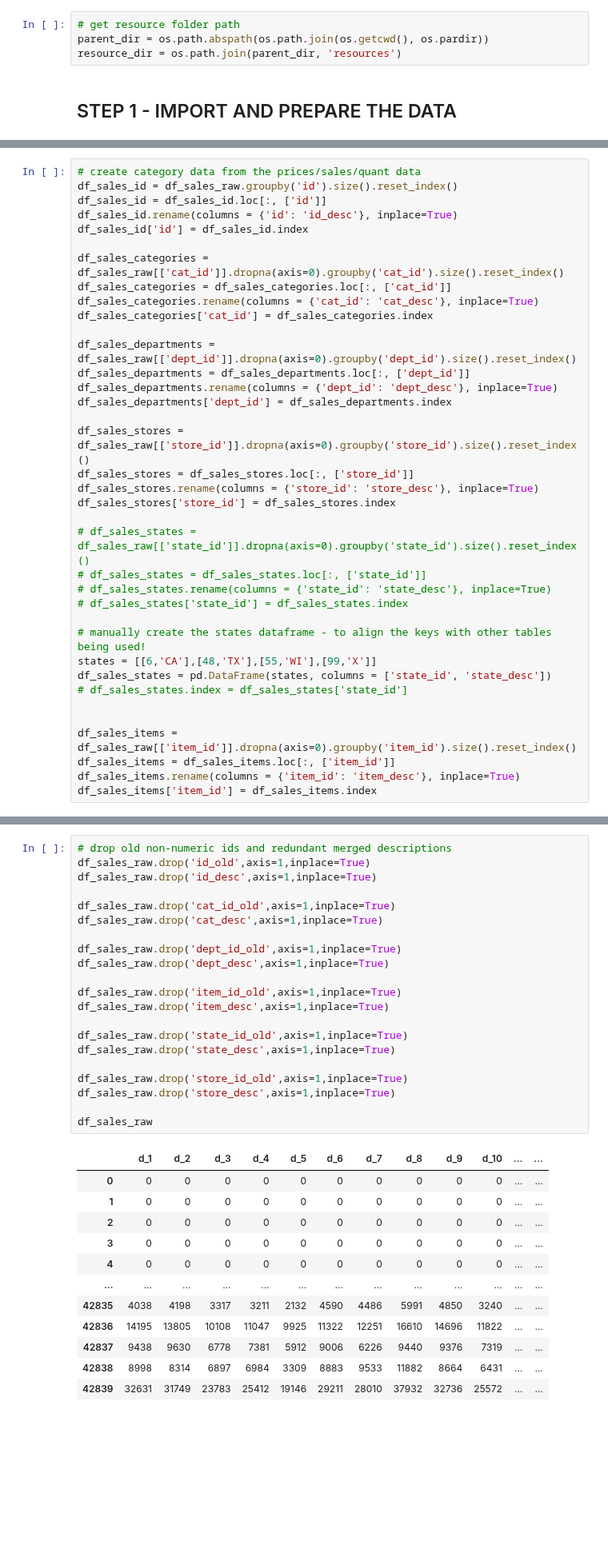
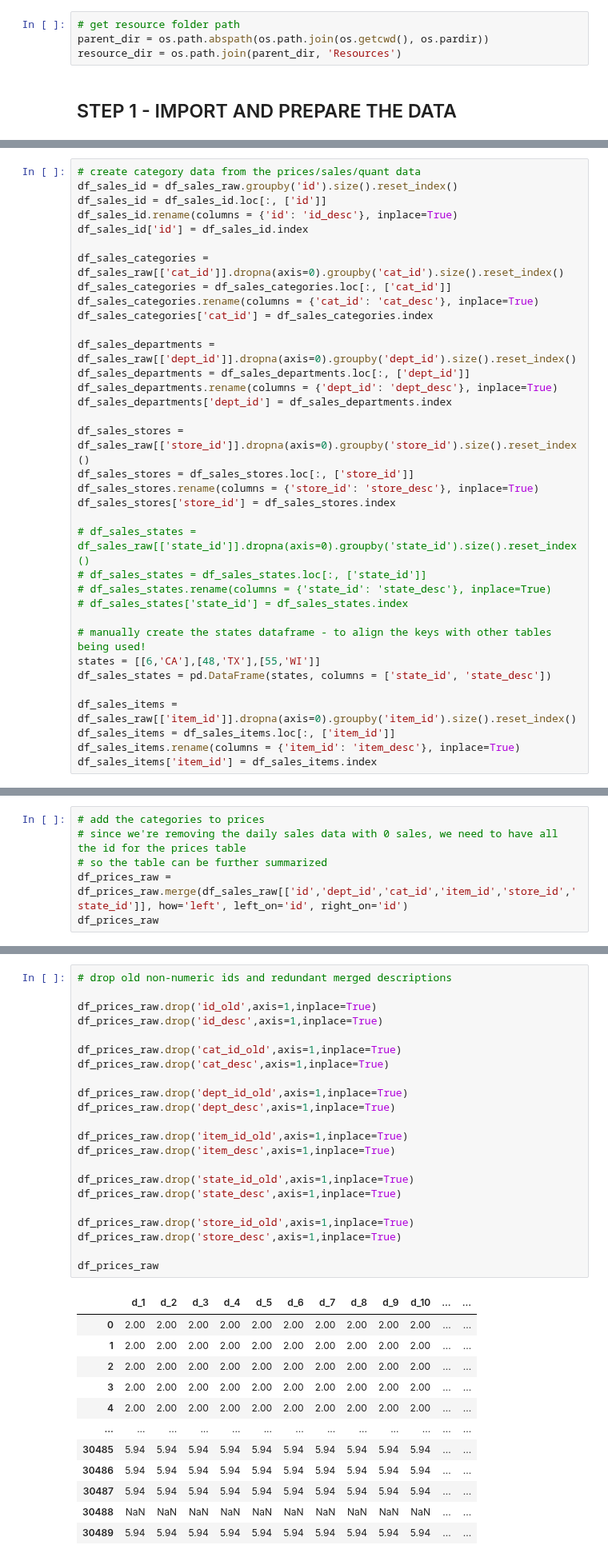
Before and after one commit to beckyydo/Project-2, a Jupyter notebook: cleaning/cleaning.ipynb, the cells around one changed output, grey strips where cells are left out. Shown at 80% size. Drawn from its saved outputs; the diff is of its cells as text; blank space fills up the shorter version.

Commit message:
Updated cleaning for data3 and data7

```diff
--- a/cleaning/cleaning.ipynb
+++ b/cleaning/cleaning.ipynb
@@ -10,7 +11,7 @@ from datetime import datetime
 # %%
 # get resource folder path
 parent_dir = os.path.abspath(os.path.join(os.getcwd(), os.pardir))
-resource_dir = os.path.join(parent_dir, 'resources')
+resource_dir = os.path.join(parent_dir, 'Resources')
 # %% [markdown]
 ##   STEP 1 - IMPORT AND PREPARE THE DATA
 # %%
@@ -96,10 +134,8 @@ df_sales_stores['store_id'] = df_sales_stores.index
 # df_sales_states['state_id'] = df_sales_states.index
 
 # manually create the states dataframe - to align the keys with other tables being used!
-states = [[6,'CA'],[48,'TX'],[55,'WI'],[99,'X']]
+states = [[6,'CA'],[48,'TX'],[55,'WI']]
 df_sales_states = pd.DataFrame(states, columns = ['state_id', 'state_desc'])
-# df_sales_states.index = df_sales_states['state_id']
-
 
 df_sales_items = df_sales_raw[['item_id']].dropna(axis=0).groupby('item_id').size().reset_index()
 df_sales_items = df_sales_items.loc[:, ['item_id']]
@@ -113,0 +199,6 @@ dtype: object
+# %%
+# add the categories to prices
+# since we're removing the daily sales data with 0 sales, we need to have all the id for the prices table
+# so the table can be further summarized
+df_prices_raw = df_prices_raw.merge(df_sales_raw[['id','dept_id','cat_id','item_id','store_id','state_id']], how='left', left_on='id', right_on='id')
+df_prices_raw
@@ -184,34 +351,35 @@ df_sales_raw
 # %%
 # drop old non-numeric ids and redundant merged descriptions
-df_sales_raw.drop('id_old',axis=1,inplace=True)
-df_sales_raw.drop('id_desc',axis=1,inplace=True)
 
-df_sales_raw.drop('cat_id_old',axis=1,inplace=True)
-df_sales_raw.drop('cat_desc',axis=1,inplace=True)
+df_prices_raw.drop('id_old',axis=1,inplace=True)
+df_prices_raw.drop('id_desc',axis=1,inplace=True)
 
-df_sales_raw.drop('dept_id_old',axis=1,inplace=True)
-df_sales_raw.drop('dept_desc',axis=1,inplace=True)
+df_prices_raw.drop('cat_id_old',axis=1,inplace=True)
+df_prices_raw.drop('cat_desc',axis=1,inplace=True)
 
-df_sales_raw.drop('item_id_old',axis=1,inplace=True)
-df_sales_raw.drop('item_desc',axis=1,inplace=True)
+df_prices_raw.drop('dept_id_old',axis=1,inplace=True)
+df_prices_raw.drop('dept_desc',axis=1,inplace=True)
 
-df_sales_raw.drop('state_id_old',axis=1,inplace=True)
-df_sales_raw.drop('state_desc',axis=1,inplace=True)
+df_prices_raw.drop('item_id_old',axis=1,inplace=True)
+df_prices_raw.drop('item_desc',axis=1,inplace=True)
 
-df_sales_raw.drop('store_id_old',axis=1,inplace=True)
-df_sales_raw.drop('store_desc',axis=1,inplace=True)
+df_prices_raw.drop('state_id_old',axis=1,inplace=True)
+df_prices_raw.drop('state_desc',axis=1,inplace=True)
 
-df_sales_raw
+df_prices_raw.drop('store_id_old',axis=1,inplace=True)
+df_prices_raw.drop('store_desc',axis=1,inplace=True)
+
+df_prices_raw
 # %% [output]
 |  | d_1 | d_2 | d_3 | d_4 | d_5 | d_6 | d_7 | d_8 | d_9 | d_10 | ... | ... |
-| 0 | 0 | 0 | 0 | 0 | 0 | 0 | 0 | 0 | 0 | 0 | ... | ... |
-| 1 | 0 | 0 | 0 | 0 | 0 | 0 | 0 | 0 | 0 | 0 | ... | ... |
-| 2 | 0 | 0 | 0 | 0 | 0 | 0 | 0 | 0 | 0 | 0 | ... | ... |
-| 3 | 0 | 0 | 0 | 0 | 0 | 0 | 0 | 0 | 0 | 0 | ... | ... |
-| 4 | 0 | 0 | 0 | 0 | 0 | 0 | 0 | 0 | 0 | 0 | ... | ... |
+| 0 | 2.00 | 2.00 | 2.00 | 2.00 | 2.00 | 2.00 | 2.00 | 2.00 | 2.00 | 2.00 | ... | ... |
+| 1 | 2.00 | 2.00 | 2.00 | 2.00 | 2.00 | 2.00 | 2.00 | 2.00 | 2.00 | 2.00 | ... | ... |
+| 2 | 2.00 | 2.00 | 2.00 | 2.00 | 2.00 | 2.00 | 2.00 | 2.00 | 2.00 | 2.00 | ... | ... |
+| 3 | 2.00 | 2.00 | 2.00 | 2.00 | 2.00 | 2.00 | 2.00 | 2.00 | 2.00 | 2.00 | ... | ... |
+| 4 | 2.00 | 2.00 | 2.00 | 2.00 | 2.00 | 2.00 | 2.00 | 2.00 | 2.00 | 2.00 | ... | ... |
 | ... | ... | ... | ... | ... | ... | ... | ... | ... | ... | ... | ... | ... |
-| 42835 | 4038 | 4198 | 3317 | 3211 | 2132 | 4590 | 4486 | 5991 | 4850 | 3240 | ... | ... |
-| 42836 | 14195 | 13805 | 10108 | 11047 | 9925 | 11322 | 12251 | 16610 | 14696 | 11822 | ... | ... |
-| 42837 | 9438 | 9630 | 6778 | 7381 | 5912 | 9006 | 6226 | 9440 | 9376 | 7319 | ... | ... |
-| 42838 | 8998 | 8314 | 6897 | 6984 | 3309 | 8883 | 9533 | 11882 | 8664 | 6431 | ... | ... |
-| 42839 | 32631 | 31749 | 23783 | 25412 | 19146 | 29211 | 28010 | 37932 | 32736 | 25572 | ... | ... |
+| 30485 | 5.94 | 5.94 | 5.94 | 5.94 | 5.94 | 5.94 | 5.94 | 5.94 | 5.94 | 5.94 | ... | ... |
+| 30486 | 5.94 | 5.94 | 5.94 | 5.94 | 5.94 | 5.94 | 5.94 | 5.94 | 5.94 | 5.94 | ... | ... |
+| 30487 | 5.94 | 5.94 | 5.94 | 5.94 | 5.94 | 5.94 | 5.94 | 5.94 | 5.94 | 5.94 | ... | ... |
+| 30488 | NaN | NaN | NaN | NaN | NaN | NaN | NaN | NaN | NaN | NaN | ... | ... |
+| 30489 | 5.94 | 5.94 | 5.94 | 5.94 | 5.94 | 5.94 | 5.94 | 5.94 | 5.94 | 5.94 | ... | ... |
```
Also changed, not shown: parts of 45 cells of this notebook.
